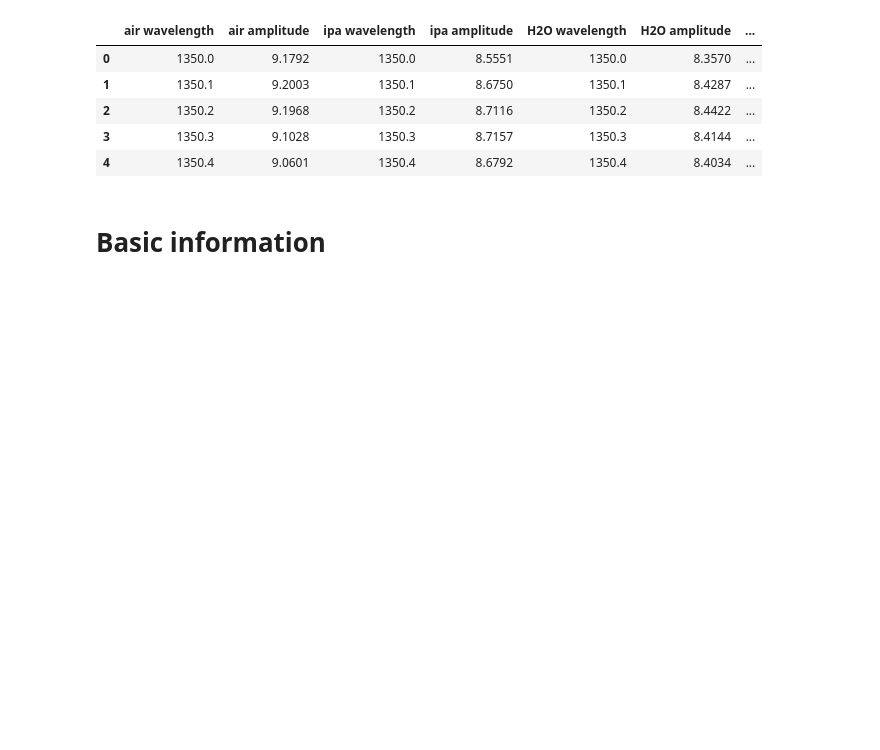
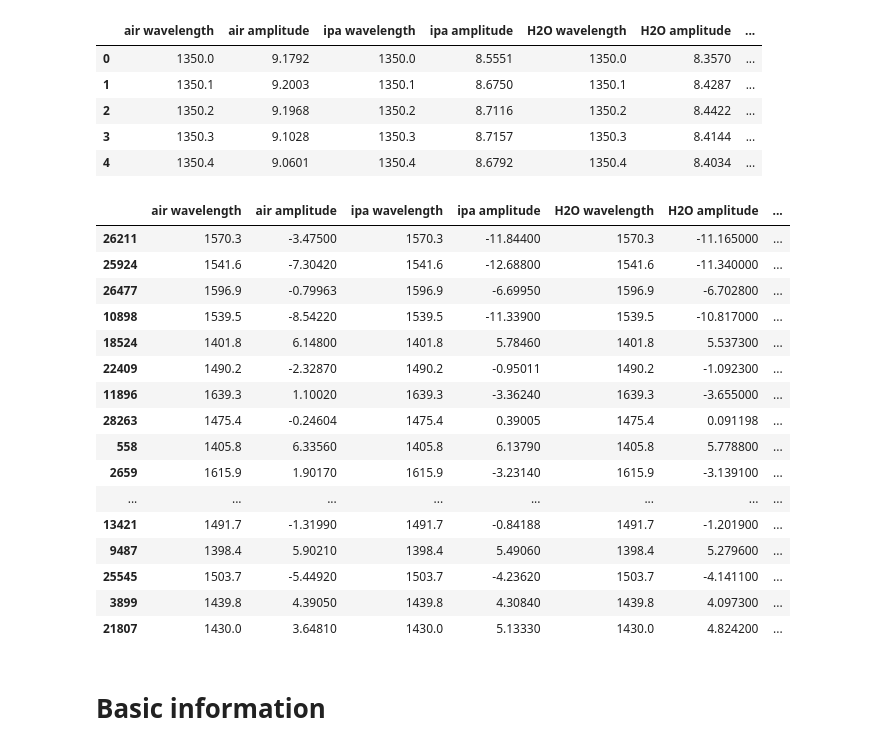
Before and after one commit to michalinahulak/fiber_optic_sensor_project, a Jupyter notebook: project.ipynb, the cells around one changed output. Cells and saved outputs as stored; diff of their text form; code cells hidden in the pictures; blank space fills up the shorter version.

```diff
--- a/project.ipynb
+++ b/project.ipynb
@@ -233,6 +227,26 @@ dataset.head()
 | 2 | 1350.2 | 9.1968 | 1350.2 | 8.7116 | 1350.2 | 8.4422 | ... |
 | 3 | 1350.3 | 9.1028 | 1350.3 | 8.7157 | 1350.3 | 8.4144 | ... |
 | 4 | 1350.4 | 9.0601 | 1350.4 | 8.6792 | 1350.4 | 8.4034 | ... |
+# %%
+dataset.sample(20)
+# %% [output]
+|  | air wavelength | air amplitude | ipa wavelength | ipa amplitude | H2O wavelength | H2O amplitude | ... |
+| 26211 | 1570.3 | -3.47500 | 1570.3 | -11.84400 | 1570.3 | -11.165000 | ... |
+| 25924 | 1541.6 | -7.30420 | 1541.6 | -12.68800 | 1541.6 | -11.340000 | ... |
+| 26477 | 1596.9 | -0.79963 | 1596.9 | -6.69950 | 1596.9 | -6.702800 | ... |
+| 10898 | 1539.5 | -8.54220 | 1539.5 | -11.33900 | 1539.5 | -10.817000 | ... |
+| 18524 | 1401.8 | 6.14800 | 1401.8 | 5.78460 | 1401.8 | 5.537300 | ... |
+| 22409 | 1490.2 | -2.32870 | 1490.2 | -0.95011 | 1490.2 | -1.092300 | ... |
+| 11896 | 1639.3 | 1.10020 | 1639.3 | -3.36240 | 1639.3 | -3.655000 | ... |
+| 28263 | 1475.4 | -0.24604 | 1475.4 | 0.39005 | 1475.4 | 0.091198 | ... |
+| 558 | 1405.8 | 6.33560 | 1405.8 | 6.13790 | 1405.8 | 5.778800 | ... |
+| 2659 | 1615.9 | 1.90170 | 1615.9 | -3.23140 | 1615.9 | -3.139100 | ... |
+| ... | ... | ... | ... | ... | ... | ... | ... |
+| 13421 | 1491.7 | -1.31990 | 1491.7 | -0.84188 | 1491.7 | -1.201900 | ... |
+| 9487 | 1398.4 | 5.90210 | 1398.4 | 5.49060 | 1398.4 | 5.279600 | ... |
+| 25545 | 1503.7 | -5.44920 | 1503.7 | -4.23620 | 1503.7 | -4.141100 | ... |
+| 3899 | 1439.8 | 4.39050 | 1439.8 | 4.30840 | 1439.8 | 4.097300 | ... |
+| 21807 | 1430.0 | 3.64810 | 1430.0 | 5.13330 | 1430.0 | 4.824200 | ... |
 # %% [markdown]
 # Basic information
 # %%
```
Also changed, not shown: parts of 62 cells of this notebook.
